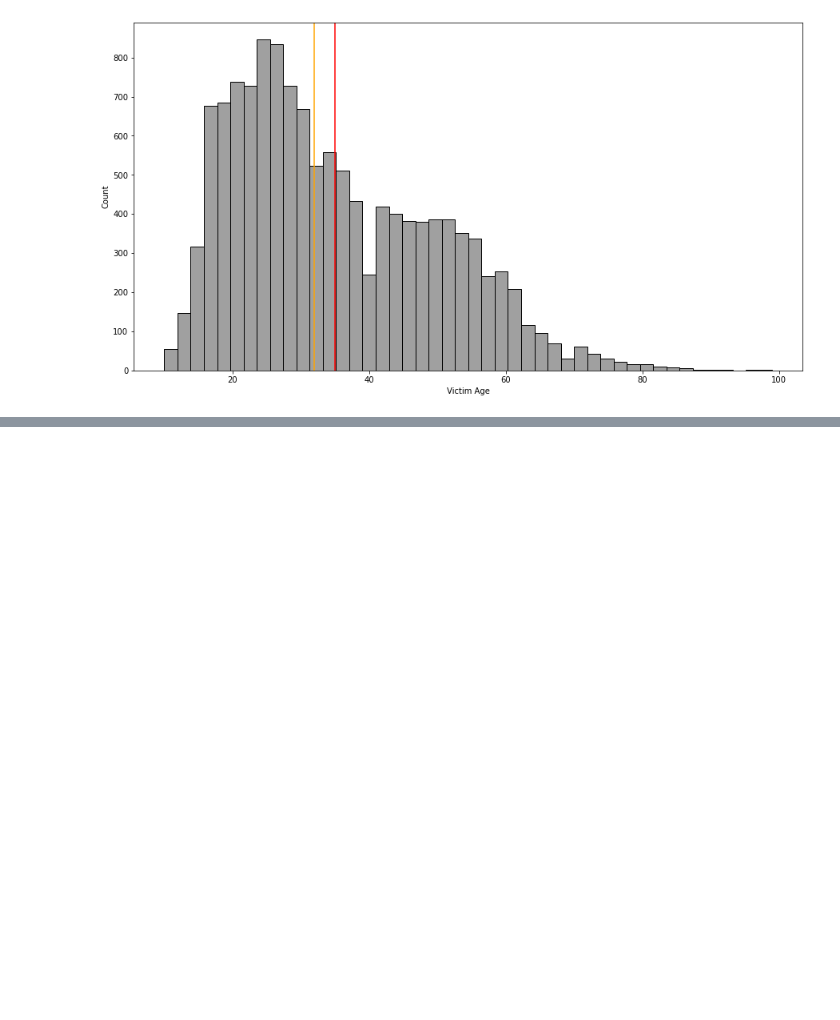
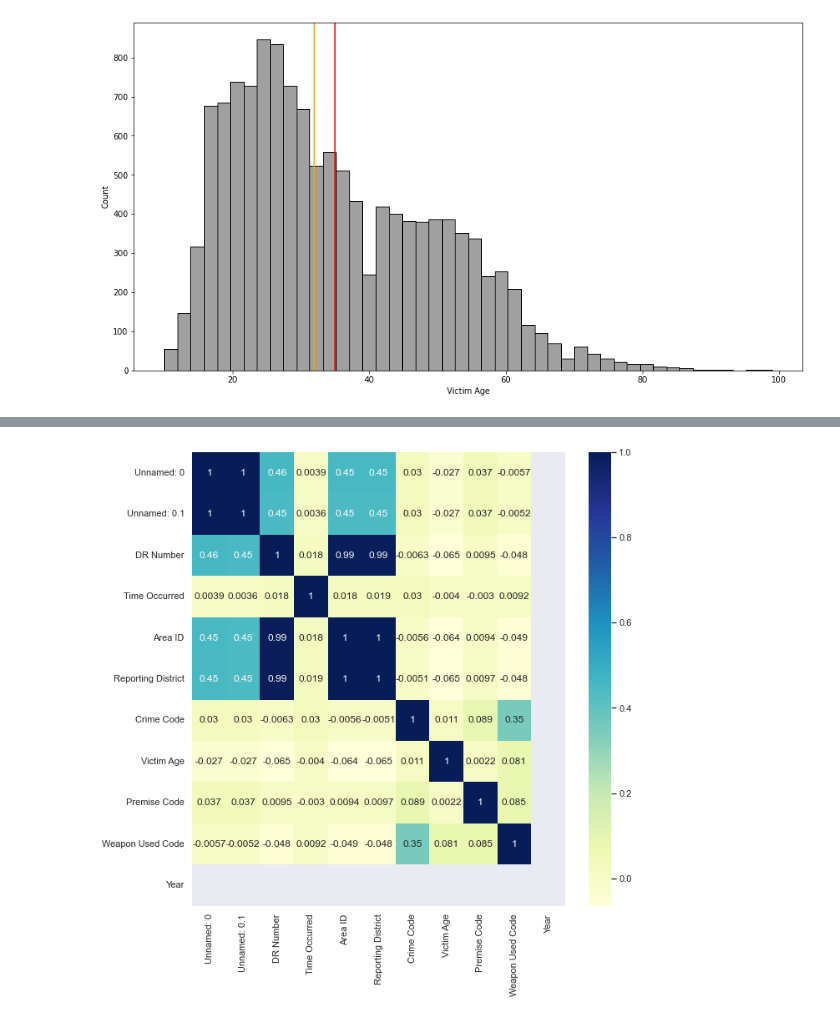
Before and after one commit to Adalab/DA-PROMO-B-MODULO1-SPRINT2-NATALIA-PAULA, a Jupyter notebook: ESTADÍSTICA/Repaso.ipynb, the cells around one changed output, grey strips where cells are left out. Saved outputs shown, nothing was run; the diff lists cells and outputs as text; code cells hidden in the pictures; blank space fills up the shorter version.

```diff
--- a/ESTADÍSTICA/Repaso.ipynb
+++ b/ESTADÍSTICA/Repaso.ipynb
@@ -180,0 +330,5 @@ Con los datos obtenidos arriba, podemos ver que el crímen más cometido en 2017
+# %%
+# investigamos ahora sobre las correlaciones de nuestros datos del df
+
+m_correlacion_pandas = df.corr()
+m_correlacion_pandas
@@ -180,0 +348,9 @@ Con los datos obtenidos arriba, podemos ver que el crímen más cometido en 2017
+# %%
+# hacemos un heatmap para verlo en una grafica
+
+plt.figure(figsize = (10,10))
+sns.heatmap(m_correlacion_pandas,
+            cmap = "YlGnBu", # para cambiar el color
+           annot = True); # para sacar el valor de la correlación
+# %% [output]
+[figure, added]
```
Also changed, not shown: parts of 38 cells of this notebook.
